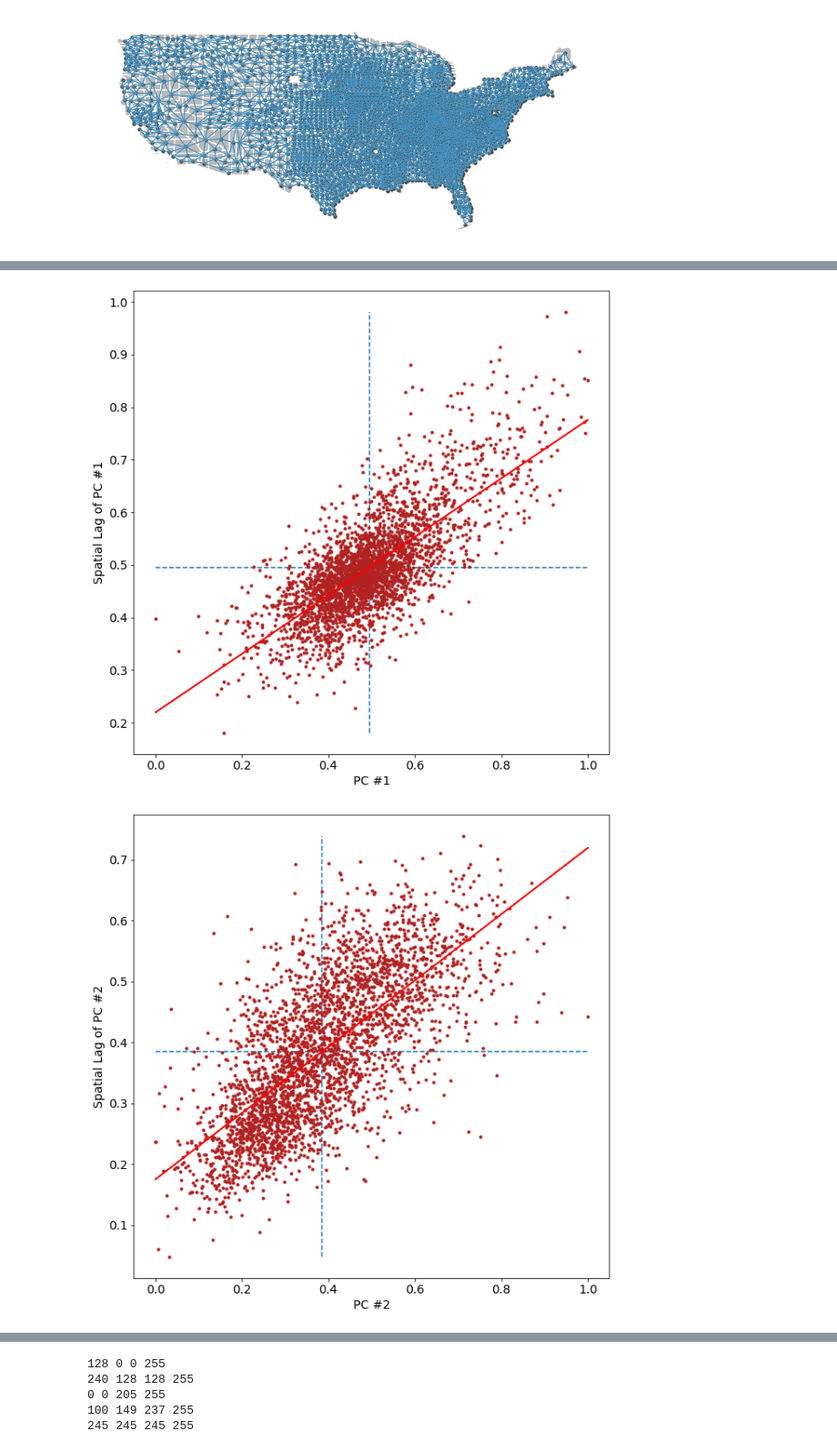
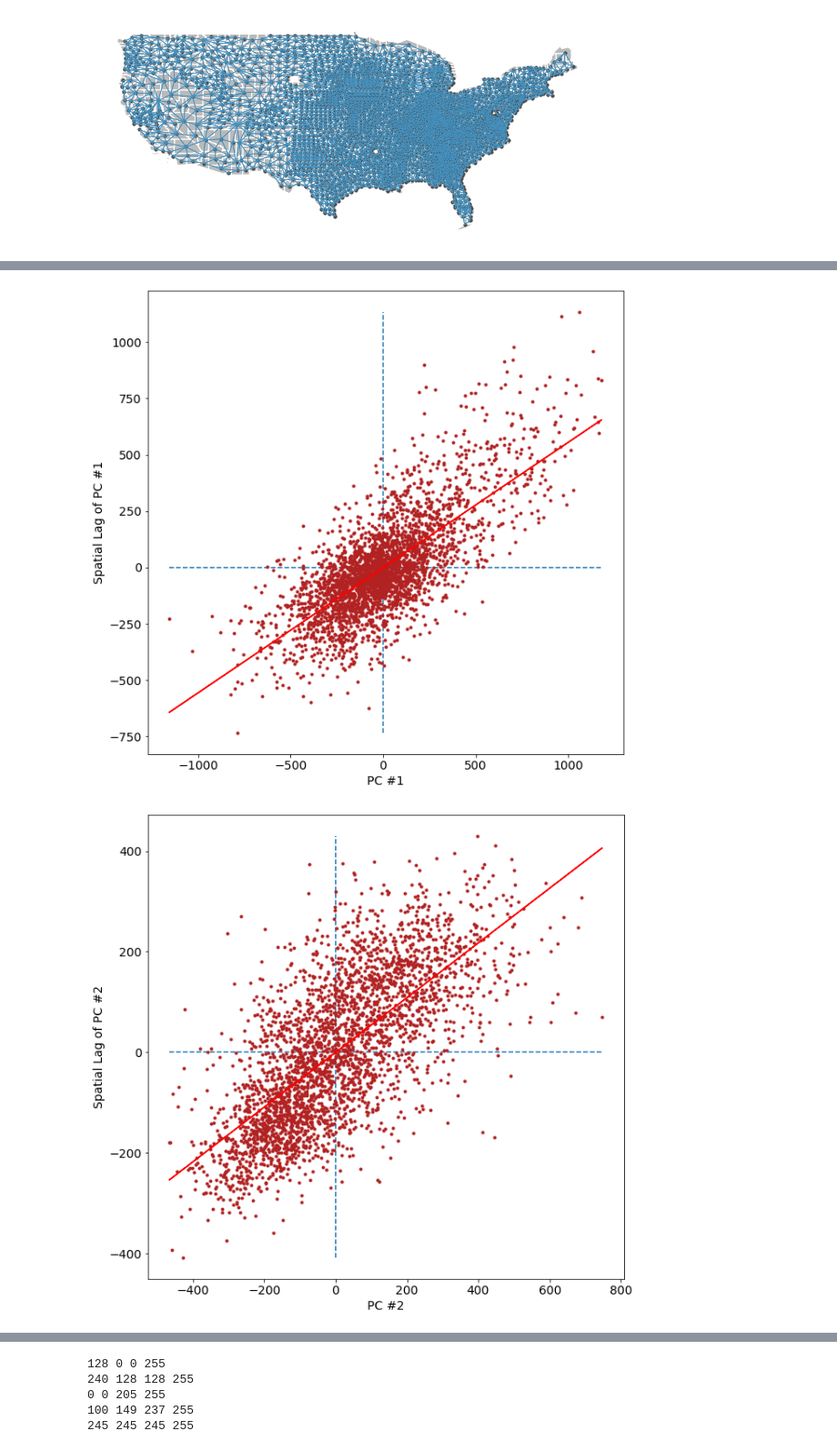
Before and after one commit to GMU-GGS-NSF-ABM-Research/Mobility-Trends, a Jupyter notebook: Spatial Autocorrelation.ipynb, the cells around one changed output, grey strips where cells are left out. Shown at 91% size. Drawn from its saved outputs; the diff is of its cells as text; code cells hidden in the pictures.

Commit message:
Updated figure outputs for the paper

```diff
--- a/Spatial Autocorrelation.ipynb
+++ b/Spatial Autocorrelation.ipynb
@@ -9,7 +9,7 @@ import matplotlib.pyplot as plt
 import scipy
 from splot.libpysal import plot_spatial_weights
 # %%
-data_path = os.path.join(os.getcwd(), 'Outputs', 'output.shp')
+data_path = os.path.join(os.getcwd(), 'Outputs', 'final.shp')
 save_path = os.path.join(os.getcwd(), 'Outputs', 'Figures')
 # %%
 gdf = gpd.read_file(data_path)
@@ -86,40 +102,40 @@ rcParams["font.size"] = 14
 labels ={0:'ns', 1:'HH', 2:'LH', 3:'LL', 4:'HL'}
 wq.transform = 'r'
 for i in range(1,4):
-    col = 'PC_{}_Norm'.format(i)
+    col = 'PC_{}_Raw'.format(i)
     y = gdf[col]
     lag = lps.weights.lag_spatial(wq, y)
     b, a = np.polyfit(y, lag, 1)
     f, ax = plt.subplots(1)
 
     plt.plot(y, lag, '.', color='firebrick')
 
      # dashed vert at mean
     plt.vlines(y.mean(), lag.min(), lag.max(), linestyle='--')
      # dashed horizontal at mean of lagged
     plt.hlines(lag.mean(), y.min(), y.max(), linestyle='--')
 
     # red line of best fit using global I as slope
     plt.plot(y, a + b*y, 'r')
 #     plt.title('Moran Scatterplot')
     plt.ylabel('Spatial Lag of {} #{}'.format(*col.split('_')[0:2]), fontsize=14)
     plt.xlabel('{} #{}'.format(*col.split('_')[0:2]), fontsize=14)
     plt.xticks(fontsize=14)
     plt.yticks(fontsize=14)
-    plt.savefig(os.path.join(save_path, 'LISA {} #{}.pdf'.format(*col.split('_')[0:2])))
+#     plt.savefig(os.path.join(save_path, 'LISA {} #{}.pdf'.format(*col.split('_')[0:2])))
 
     li = esda.moran.Moran_Local(y, wq)
 #     print(len(li.q[li.p_sim < 0.05]))
 
     sig = 1 * (li.p_sim < 0.05)
     hotspot = 1 * (sig * li.q==1)
     coldspot = 3 * (sig * li.q==3)
     doughnut = 2 * (sig * li.q==2)
     diamond = 4 * (sig * li.q==4)
 
     spots = hotspot + coldspot + doughnut + diamond
 
     gdf['Local_{}'.format(i)] = [labels[i] for i in spots]
 # %% [output]
-[figure, old version]
+[figure, new version]
-[figure, old version]
+[figure, new version]
```
Also changed, not shown: parts of 5 cells of this notebook, 3 other files.
